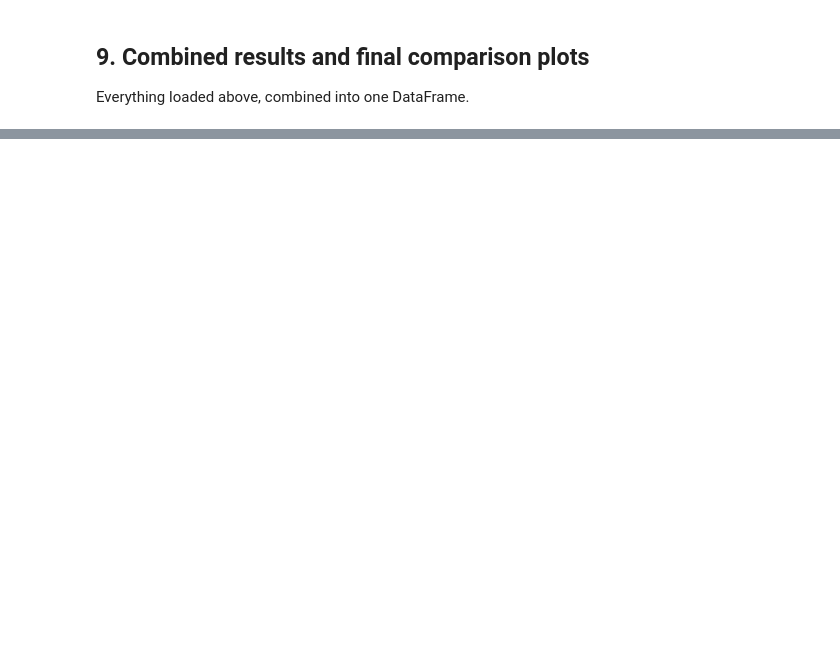
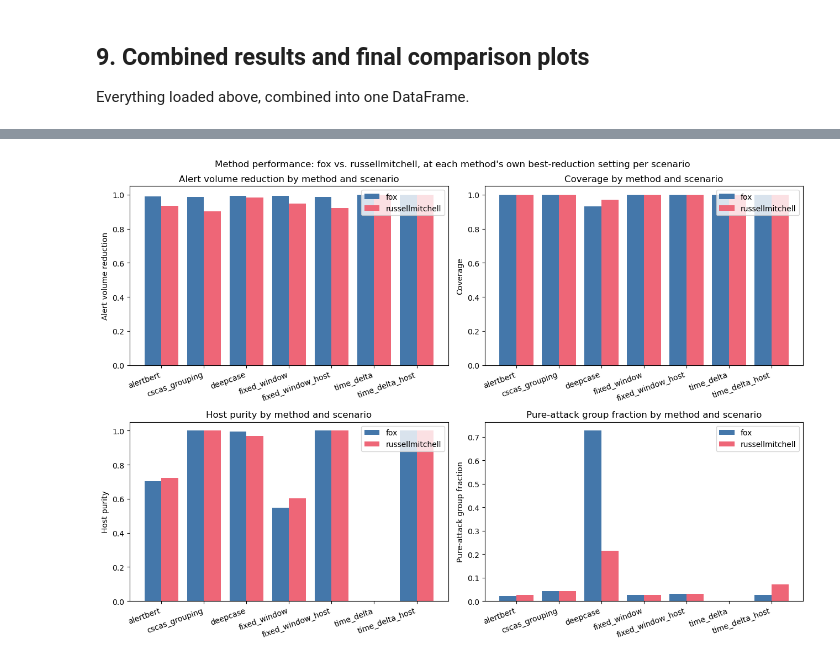
Before and after one commit to annaneliaa/msc-thesis, a Jupyter notebook: src/thesis/notebooks/baselines/grouping_comparison.ipynb, the cells around one changed output, grey strips where cells are left out. Saved outputs shown, nothing was run; the diff lists cells and outputs as text; code cells hidden in the pictures; blank space fills up the shorter version.

Commit message:
extended model comparison experiment for the dgx

```diff
--- a/src/thesis/notebooks/baselines/grouping_comparison.ipynb
+++ b/src/thesis/notebooks/baselines/grouping_comparison.ipynb
@@ -445,0 +478,14 @@ else:
+# %%
+if all_results_df.empty:
+    best_settings = pd.DataFrame()
+else:
+    # Best (highest-reduction) setting per method PER SCENARIO -- not
+    # collapsed to a single row per method, so the plots below can show
+    # both scenarios side by side instead of one silently winning. Shared
+    # by the method x scenario panel and the two faceted plots after it.
+    best_settings = (
+        all_results_df.sort_values("reduction", ascending=False)
+        .groupby(["method", "scenario"], as_index=False)
+        .first()
+    )
+best_settings.head()
@@ -445,0 +500,39 @@ else:
+# %%
+if best_settings.empty:
+    print("[skip] no results loaded -- run the baseline scripts first")
+else:
+    # Headline comparison: does each method perform consistently across
+    # both test scenarios, or does it diverge? One panel per metric, each a
+    # grouped bar chart (method on x-axis, one bar per scenario) built from
+    # each method's own best-reduction setting in that scenario.
+    metrics = [
+        ("reduction", "Alert volume reduction"),
+        ("coverage", "Coverage"),
+        ("host_purity", "Host purity"),
+        ("pure_attack_frac", "Pure-attack group fraction"),
+    ]
+    methods = sorted(best_settings["method"].unique())
+    scenarios = sorted(best_settings["scenario"].unique())
+    x = np.arange(len(methods))
+    width = 0.8 / len(scenarios)
+
+    fig, axes = plt.subplots(2, 2, figsize=(13, 9))
+    for ax, (col, title) in zip(axes.flat, metrics):
+        for i, scenario in enumerate(scenarios):
+            scen_df = best_settings[best_settings["scenario"] == scenario].set_index("method")
+            values = [scen_df[col].get(m, 0.0) for m in methods]
+            ax.bar(
+                x + (i - (len(scenarios) - 1) / 2) * width, values, width=width,
+                label=scenario, color=SCENARIO_COLORS.get(scenario),
+            )
+        ax.set_xticks(x)
+        ax.set_xticklabels(methods, rotation=20, ha="right")
+        ax.set_ylabel(title)
+        ax.set_title(f"{title} by method and scenario")
+        ax.legend()
+
+    fig.suptitle("Method performance: fox vs. russellmitchell, at each method's own best-reduction setting per scenario")
+    plt.tight_layout()
+    plt.show()
+# %% [output]
+[figure, added]
```
Also changed, not shown: parts of 22 cells of this notebook, 16 other files.
